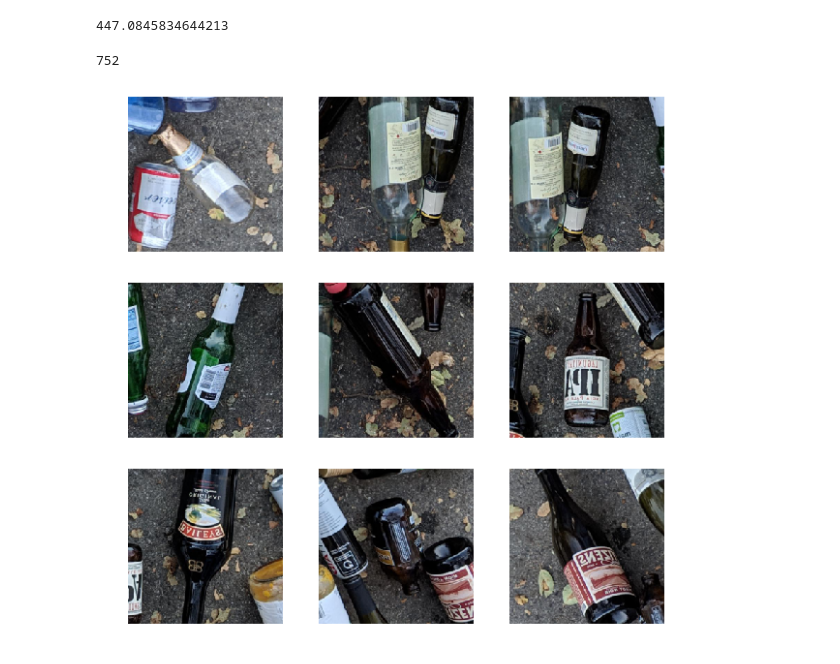
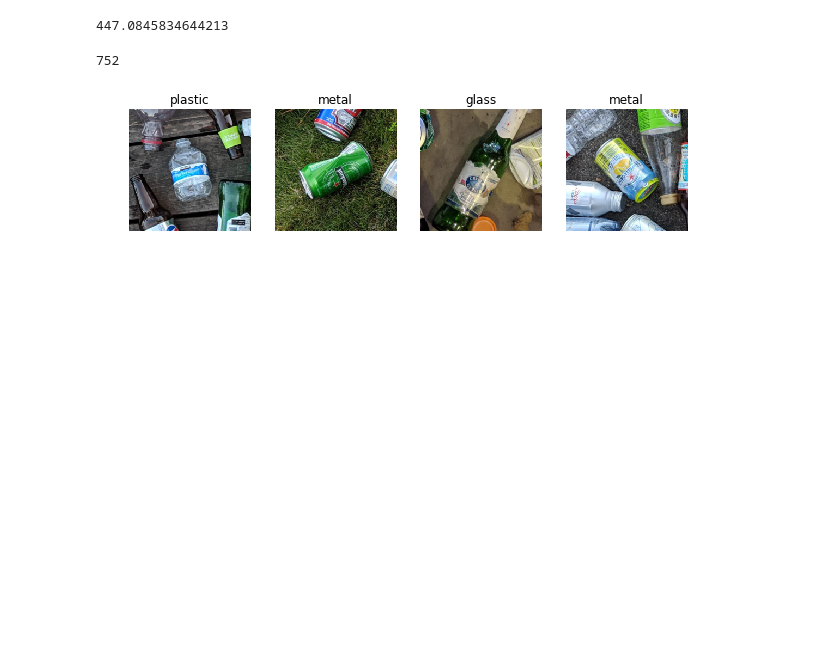
Before and after one commit to jenkspt/recycle, a Jupyter notebook: eda.ipynb, the cells around one changed output. Saved outputs shown, nothing was run; the diff lists cells and outputs as text; code cells hidden in the pictures; blank space fills up the shorter version.

```diff
--- a/eda.ipynb
+++ b/eda.ipynb
@@ -47,21 +47,21 @@ s.mean() + s.std()
 447.0845834644213
 # %%
 transform = transforms.Compose([
-        transforms.Resize(224),
-        transforms.RandomHorizontalFlip(),
-        transforms.RandomVerticalFlip()])
+        transforms.Resize(224)])
 
 ds = ImageFolder('data/recycle_classify/train', transform)
 len(ds)
 # %% [output]
 752
 # %%
-np.random.seed(0)
-fig, axs = plt.subplots(3,3, figsize=(10,10))
-for ax, idx in zip(axs.ravel(), range(9)):
+np.random.seed(50)
+rows, cols = 1, 4
+fig, axs = plt.subplots(rows,cols, figsize=(10,10))
+for ax, idx in zip(axs.ravel(), np.random.randint(0, len(ds), size=rows*cols)):
     ax.imshow(ds[idx][0])
     ax.axis('off')
+    ax.set_title(ds.classes[ds[idx][1]])
 # %% [output]
-[figure, old version]
+[figure, new version]
 # %%
 ds[15][0].show()
```
Also changed, not shown: parts of 1 cell of this notebook.
